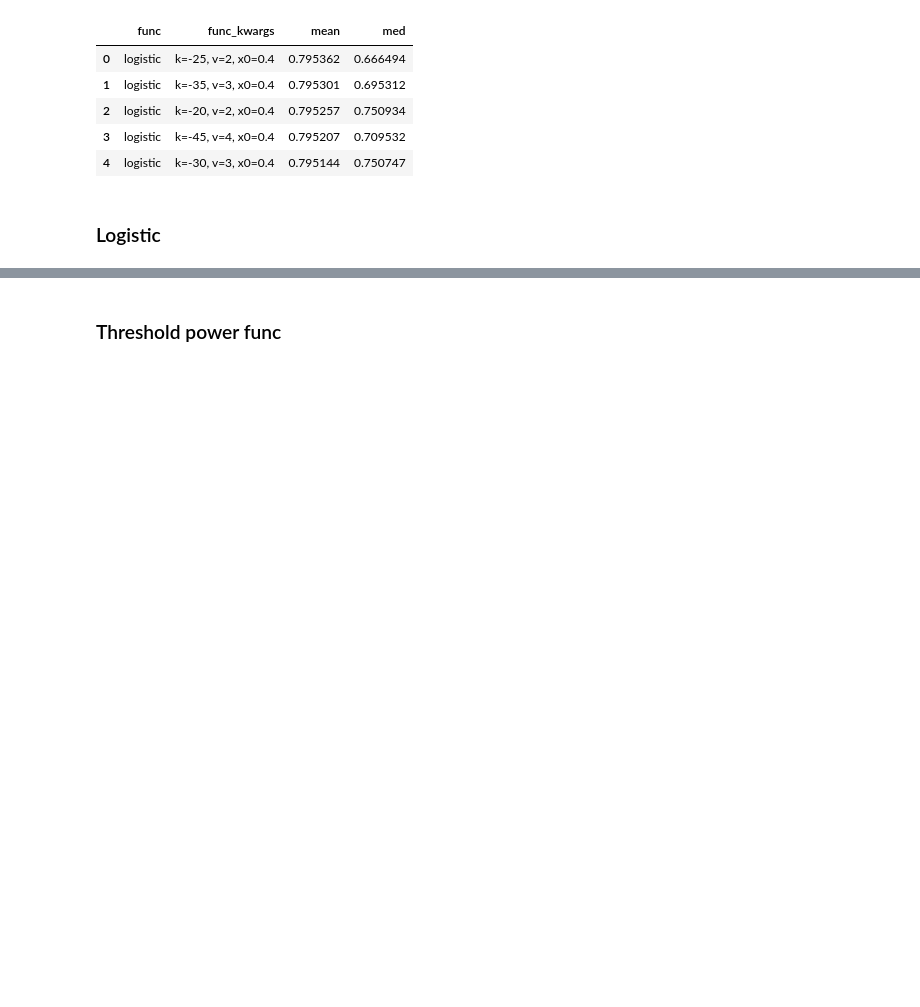
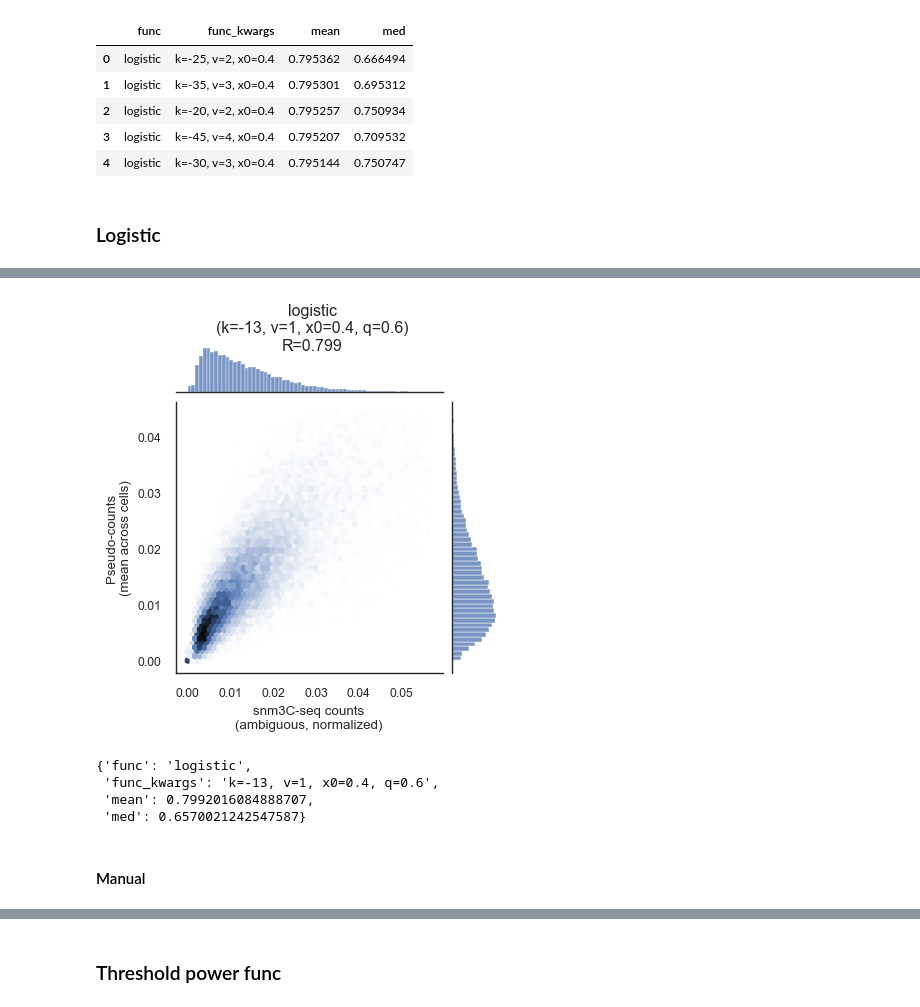
Before and after one commit to gesinecauer/Chromatin_Analysis_MOp, a Jupyter notebook: jupyter/snm3C-seq.ipynb, the cells around one changed output, grey strips where cells are left out. Saved outputs shown, nothing was run; the diff lists cells and outputs as text; code cells hidden in the pictures; blank space fills up the shorter version.

```diff
--- a/jupyter/snm3C-seq.ipynb
+++ b/jupyter/snm3C-seq.ipynb
@@ -439,3 +464,13 @@ FINAL:
+# %%
+plot_best_result(matrix_df, sc_dis=sc_dis, results_df=results_df)[0]
+# %% [output]
+[figure, added]
+{'func': 'logistic',
+ 'func_kwargs': 'k=-13, v=1, x0=0.4, q=0.6',
+ 'mean': 0.7992016084888707,
+ 'med': 0.6570021242547587}
+# %% [markdown]
+#### Manual
 # %%
 display(results_df.head(1).rename({0: f"BEST"}))
 print()
```
Also changed, not shown: parts of 16 cells of this notebook, 1 other file.
